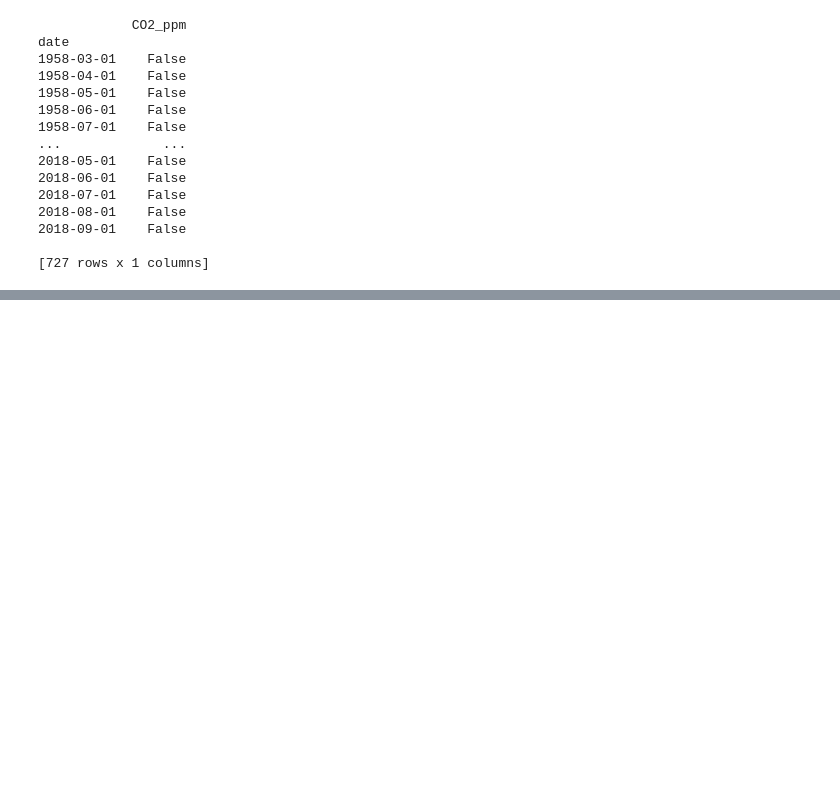
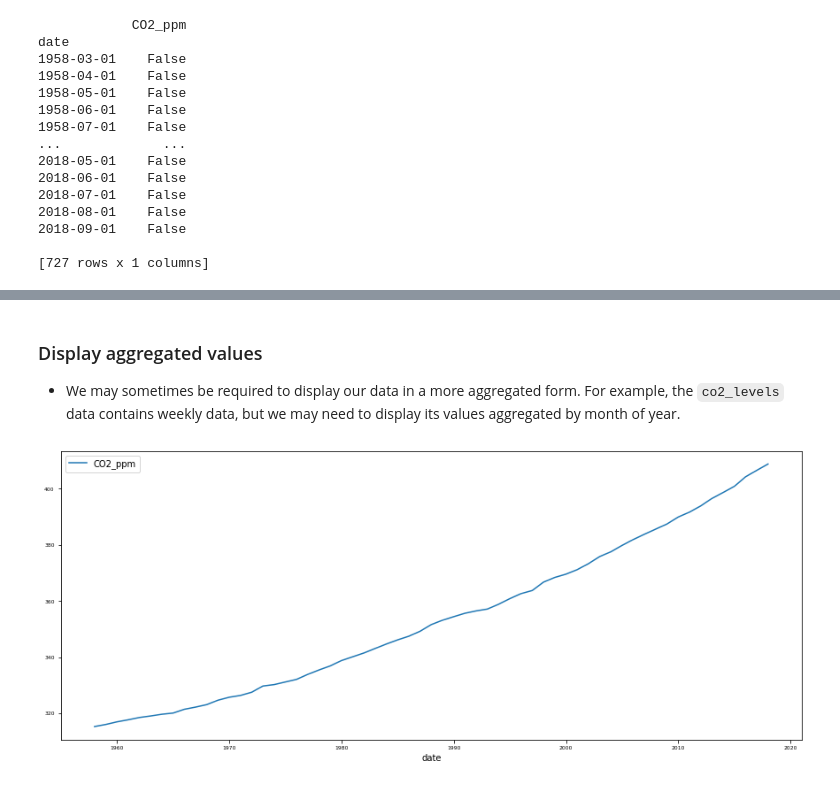
Before and after one commit to naikshubham/Forecasting-using-Python, a Jupyter notebook: Time-Series-Analysis/Visualizing Time Series.ipynb, the cells around one changed output, grey strips where cells are left out. Cells and saved outputs as stored; diff of their text form; code cells hidden in the pictures; blank space fills up the shorter version.

```diff
--- a/Time-Series-Analysis/Visualizing Time Series.ipynb
+++ b/Time-Series-Analysis/Visualizing Time Series.ipynb
@@ -49,0 +85,21 @@ date
+# %% [markdown]
+### Display aggregated values
+- We may sometimes be required to display our data in a more aggregated form. For example, the `co2_levels` data contains weekly data, but we may need to display its values aggregated by month of year.
+# %%
+# Get month for each dates in the index of co2_levels
+index_month = co2_levels.index.year
+# co2_levels.index
+
+# Compute the mean CO2 levels for each month of the year
+mean_co2_levels_by_month = co2_levels.groupby(index_month).mean()
+
+# Plot the mean CO2 levels for each month of the year
+mean_co2_levels_by_month.plot(fontsize=6)
+
+# Specify the fontsize on the legend
+plt.legend(fontsize=10)
+
+# Show plot
+plt.show()
+# %% [output]
+[figure, added]
```
Also changed, not shown: parts of 10 cells of this notebook.
